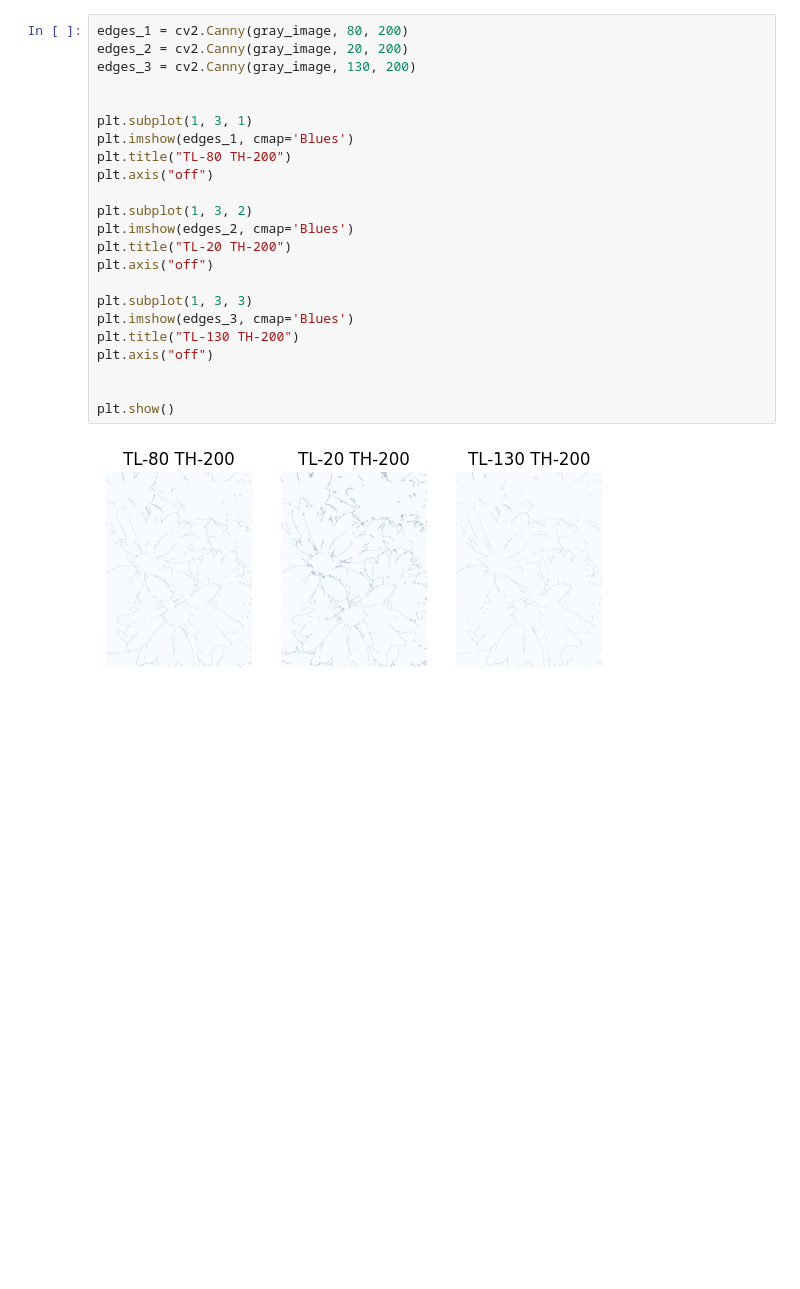
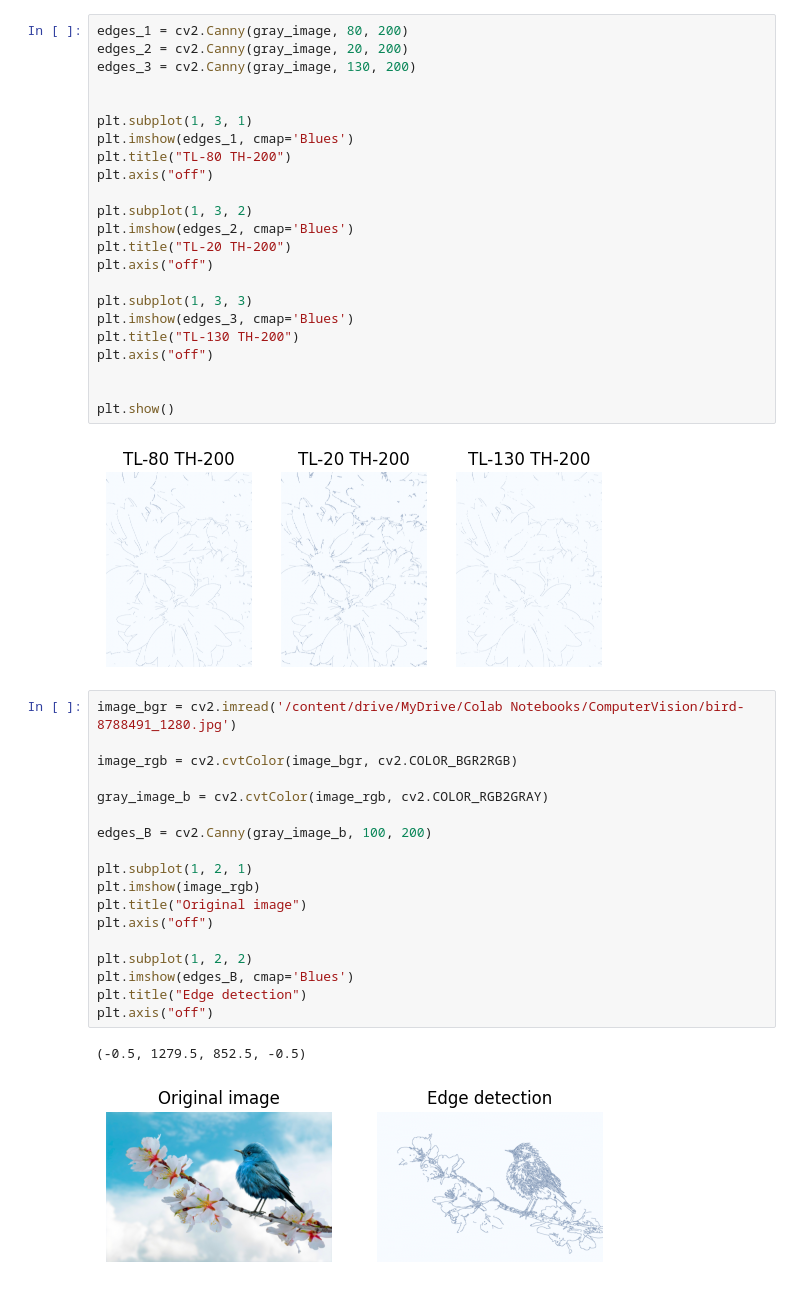
Before and after one commit to nhareesha/MLAI, a Jupyter notebook: ComputerVision/CV_Edge_detection_canny.ipynb, the cells around one changed output. Saved outputs shown, nothing was run; the diff lists cells and outputs as text; blank space fills up the shorter version.

```diff
--- a/ComputerVision/CV_Edge_detection_canny.ipynb
+++ b/ComputerVision/CV_Edge_detection_canny.ipynb
@@ -88,3 +88,24 @@ plt.axis("off")
 plt.show()
 # %% [output]
 [figure]
+# %%
+image_bgr = cv2.imread('/content/drive/MyDrive/Colab Notebooks/ComputerVision/bird-8788491_1280.jpg')
+
+image_rgb = cv2.cvtColor(image_bgr, cv2.COLOR_BGR2RGB)
+
+gray_image_b = cv2.cvtColor(image_rgb, cv2.COLOR_RGB2GRAY)
+
+edges_B = cv2.Canny(gray_image_b, 100, 200)
+
+plt.subplot(1, 2, 1)
+plt.imshow(image_rgb)
+plt.title("Original image")
+plt.axis("off")
+
+plt.subplot(1, 2, 2)
+plt.imshow(edges_B, cmap='Blues')
+plt.title("Edge detection")
+plt.axis("off")
+# %% [output]
+(-0.5, 1279.5, 852.5, -0.5)
+[figure, added]
```
